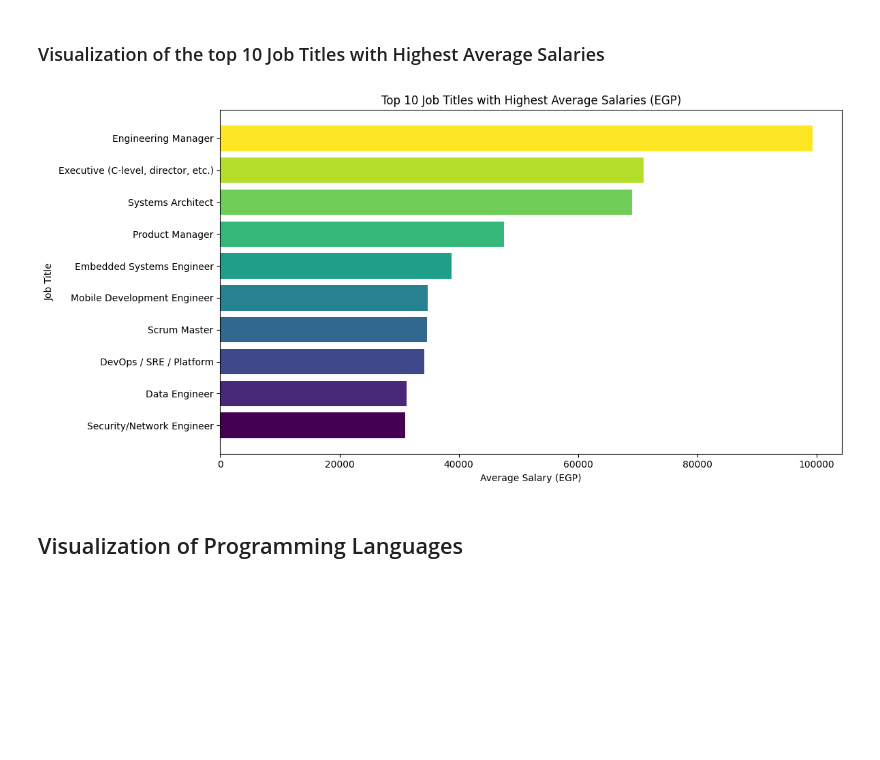
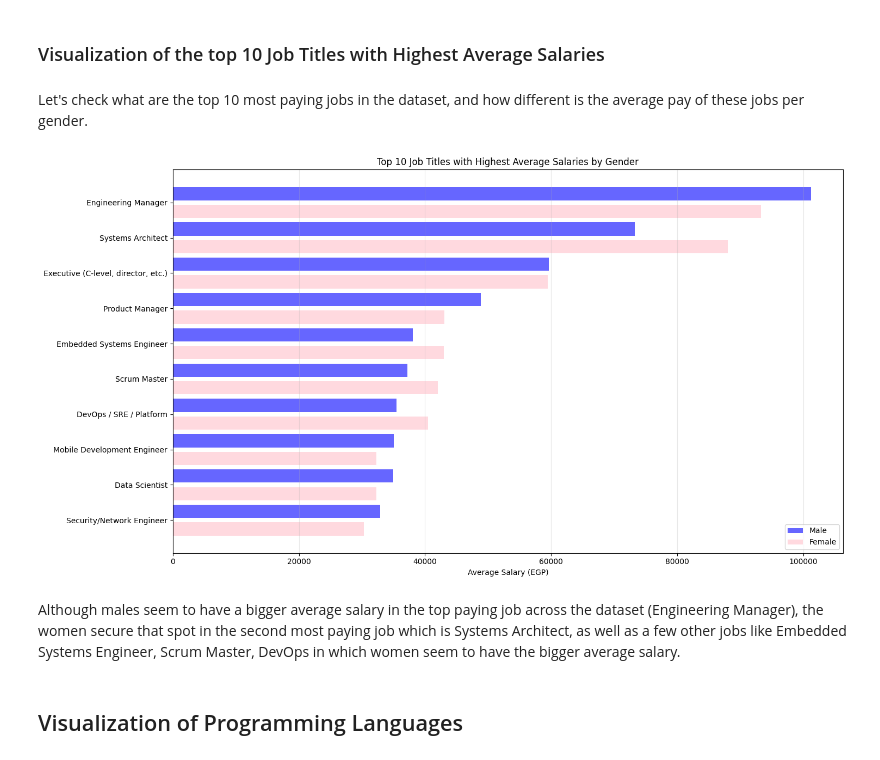
Before and after one commit to moha09-coder/Salary-Gaps-Analysis, a Jupyter notebook: analysis.ipynb, the cells around one changed output. Drawn from its saved outputs; the diff is of its cells as text; code cells hidden in the pictures; blank space fills up the shorter version.

```diff
--- a/analysis.ipynb
+++ b/analysis.ipynb
@@ -60,7 +61,7 @@ df.rename(columns={
 }, inplace=True)
 
 # Dropping unnecessary columns
-df.drop(columns=['Timestamp', 'YoeBuckets', 'TotalCompensationEgpBuckets'], inplace=True)
+df.drop(columns=['Timestamp', 'TotalCompensationEgpBuckets', 'YoeBuckets'], inplace=True)
 
 # Converting Salary to a float
 df['Salary'] = (
@@ -309,23 +449,57 @@ Passing `palette` without assigning `hue` is deprecated and will be removed in v
 # %% [markdown]
 ### Visualization of the top 10 Job Titles with Highest Average Salaries
+# %% [markdown]
+Let's check what are the top 10 most paying jobs in the dataset, and how different is the average pay of these jobs per gender.
 # %%
-top_10_avg = (
-    egp_salary_df.groupby('Title')['Salary']
+males_top_10_avg = (
+    egp_salary_df[egp_salary_df['Gender'] == "Male"].groupby('Title')['Salary']
     .mean()
     .sort_values(ascending=False)
     .head(10)
 )
 
-plt.figure(figsize=(12,6))
-plt.barh(top_10_avg.index[::-1], top_10_avg.values[::-1], color=plt.cm.viridis(np.linspace(0, 1, 10)))
-plt.title('Top 10 Job Titles with Highest Average Salaries (EGP)')
+females_top_10_avg = (
+    egp_salary_df[egp_salary_df['Gender'] == "Female"].groupby('Title')['Salary']
+    .mean()
+    .sort_values(ascending=False)
+    .head(10)
+)
+
+
+plt.figure(figsize=(15,8))
+
+# Get max value for setting x-axis limit
+max_salary = max(males_top_10_avg.max(), females_top_10_avg.max())
+
+# Create y-axis positions for the bars
+y_pos = np.arange(len(males_top_10_avg)) * 0.8
+
+# Plot male salaries
+plt.barh(y_pos + 0.2, males_top_10_avg.values[::-1], height=0.3,
+         color='blue', alpha=0.6, label='Male')
+
+# Plot female salaries
+plt.barh(y_pos - 0.2, females_top_10_avg.values[::-1], height=0.3,
+         color='pink', alpha=0.6, label='Female')
+
+# Customize the plot
+plt.yticks(y_pos, males_top_10_avg.index[::-1])
 plt.xlabel('Average Salary (EGP)')
-plt.ylabel('Job Title')
+plt.title('Top 10 Job Titles with Highest Average Salaries by Gender')
+plt.legend()
+
+# Format x-axis to avoid scientific notation
 plt.ticklabel_format(style='plain', axis='x')
+
+# Add grid for better readability
+plt.grid(axis='x', alpha=0.3)
+
 plt.tight_layout()
 plt.show()
 # %% [output]
-[figure, old version]
+[figure, new version]
+# %% [markdown]
+Although males seem to have a bigger average salary in the top paying job across the dataset (Engineering Manager), the women secure that spot in the second most paying job which is Systems Architect, as well as a few other jobs like Embedded Systems Engineer, Scrum Master,  DevOps in which women seem to have the bigger average salary.
 # %% [markdown]
 ## Visualization of Programming Languages
 # %%
```
Also changed, not shown: parts of 68 cells of this notebook.
